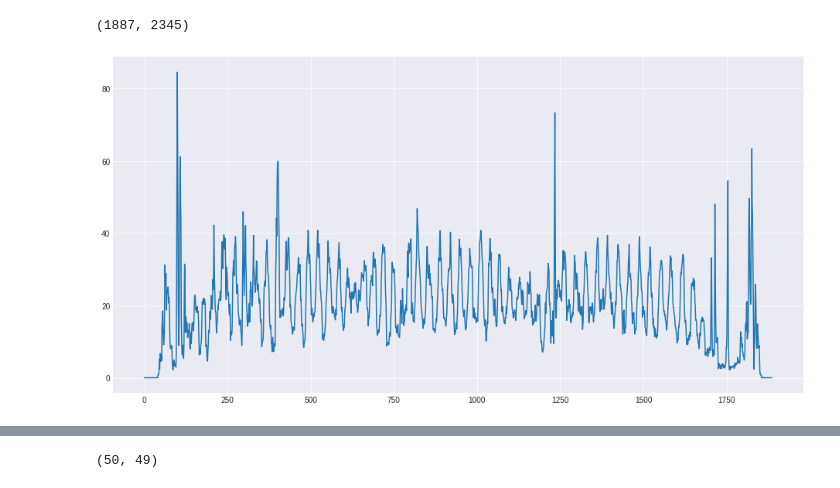
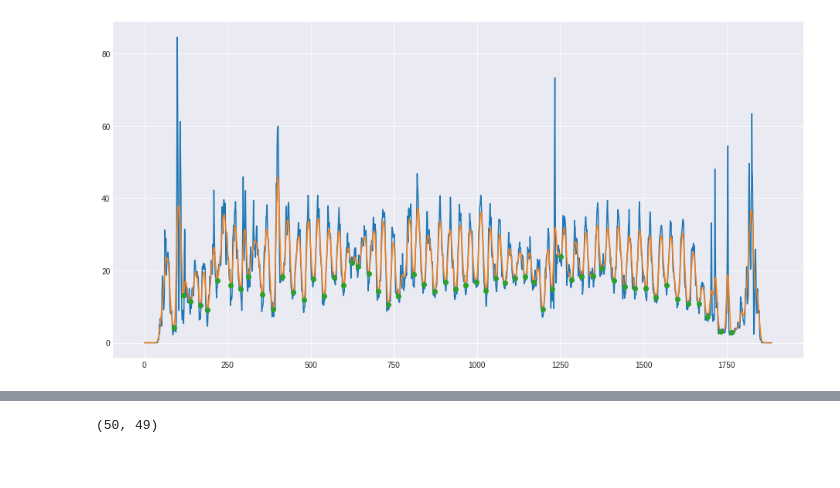
Before and after one commit to sirex/metrikai, a Jupyter notebook: spaces_between_lines.ipynb, the cells around one changed output, grey strips where cells are left out. Saved outputs shown, nothing was run; the diff lists cells and outputs as text; code cells hidden in the pictures.

```diff
--- a/spaces_between_lines.ipynb
+++ b/spaces_between_lines.ipynb
@@ -12,18 +14,2 @@ import matplotlib as mpl
 # %%
 from metrikai import cleanup
-# %%
-im = cleanup(cv.imread('samples/epaveldas/ru/001/004.jpg', cv.IMREAD_GRAYSCALE))
-ih, iw = im.shape
-
-imx = cv.cvtColor(im.copy(), cv.COLOR_GRAY2BGR)
-imx[::25, :] = (64, 64, 64)
-cv.imshow('im', imx)
-
-print(im.shape)
-mpl.rc('figure', figsize=(16, 8))
-mpl.style.use('seaborn-darkgrid')
-plt.plot(im.mean(axis=1))
-plt.show()
-# %% [output]
-(1887, 2345)
-[figure, removed]
@@ -29,0 +19,15 @@ plt.show()
+# %%
+im = cleanup(cv.imread('samples/epaveldas/ru/001/004.jpg', cv.IMREAD_GRAYSCALE))
+plt.plot(im.mean(axis=1))
+
+x = im.mean(axis=1)
+win = signal.hann(20)
+y = signal.convolve(x, win, mode='same') / sum(win)
+plt.plot(y)
+
+minimums = signal.argrelmin(y, order=10)[0]
+plt.plot(minimums, y[minimums], 'o')
+
+plt.show()
+# %% [output]
+[figure, added]
```
Also changed, not shown: parts of 8 cells of this notebook, 2 other files.
